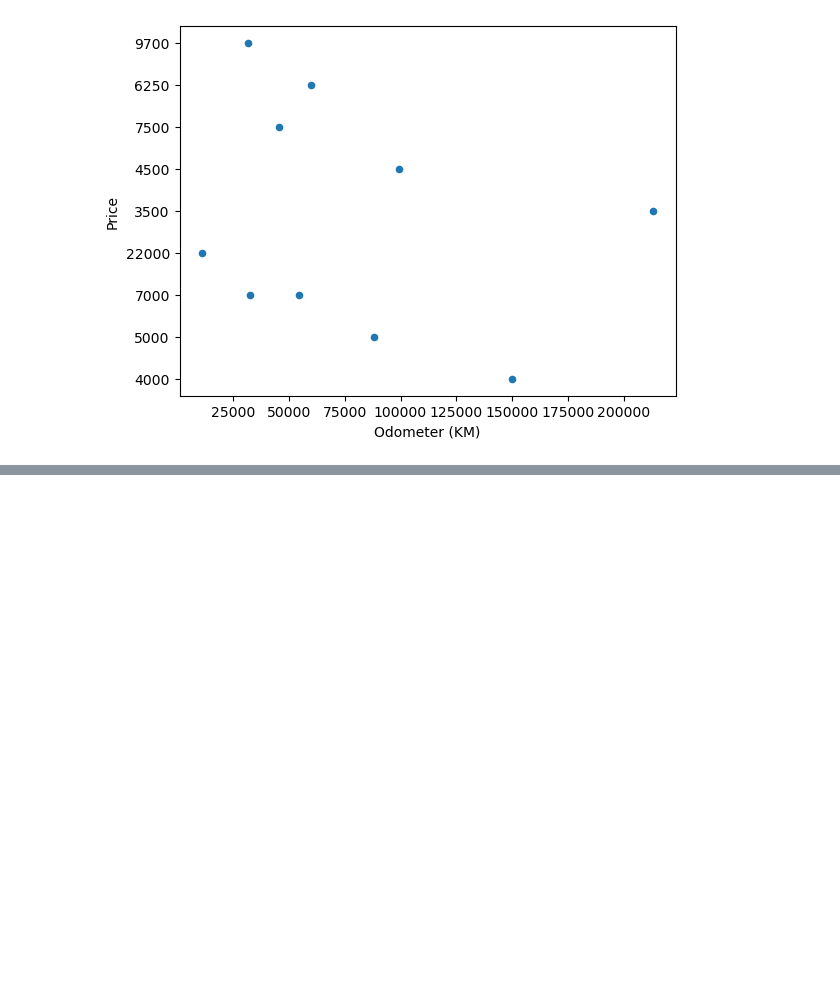
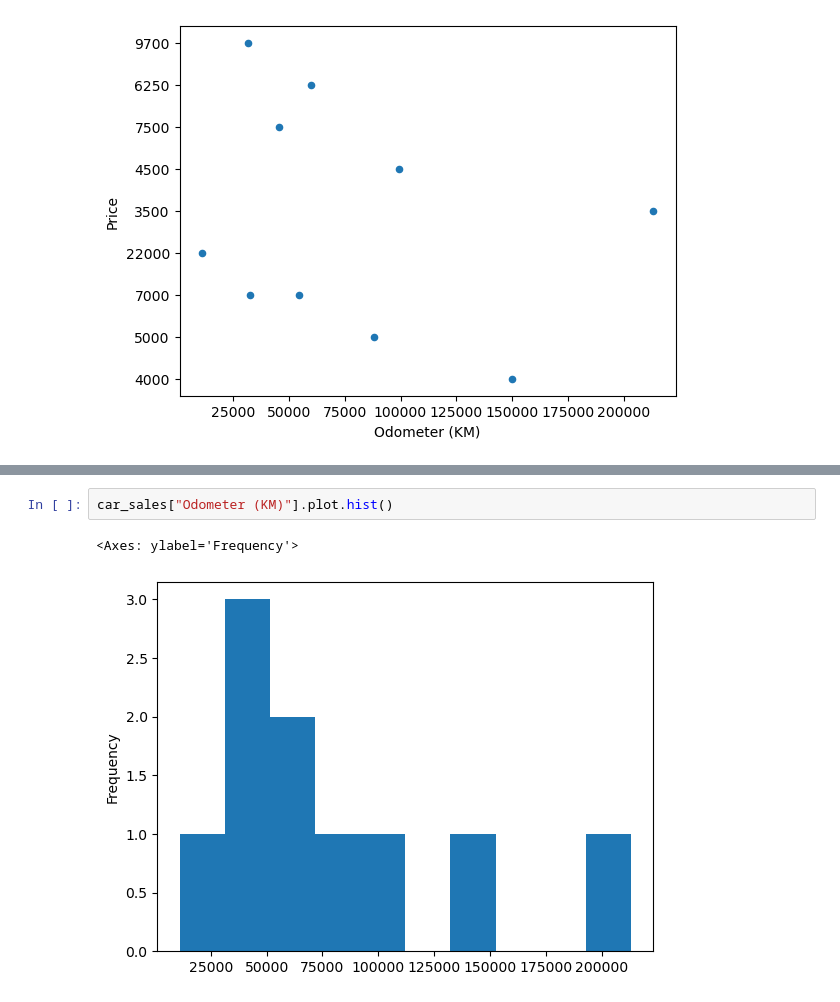
Before and after one commit to kucheriavii/udemu_data_science, a Jupyter notebook: first/introduction_to_matplot.ipynb, the cells around one changed output, grey strips where cells are left out. Drawn from its saved outputs; the diff is of its cells as text; blank space fills up the shorter version.

```diff
--- a/first/introduction_to_matplot.ipynb
+++ b/first/introduction_to_matplot.ipynb
@@ -296,0 +328,5 @@ car_sales.plot(x="Odometer (KM)", y="Price", kind="scatter")
+# %%
+car_sales["Odometer (KM)"].plot.hist()
+# %% [output]
+<Axes: ylabel='Frequency'>
+[figure, added]
```
Also changed, not shown: parts of 7 cells of this notebook, 1 other file.
